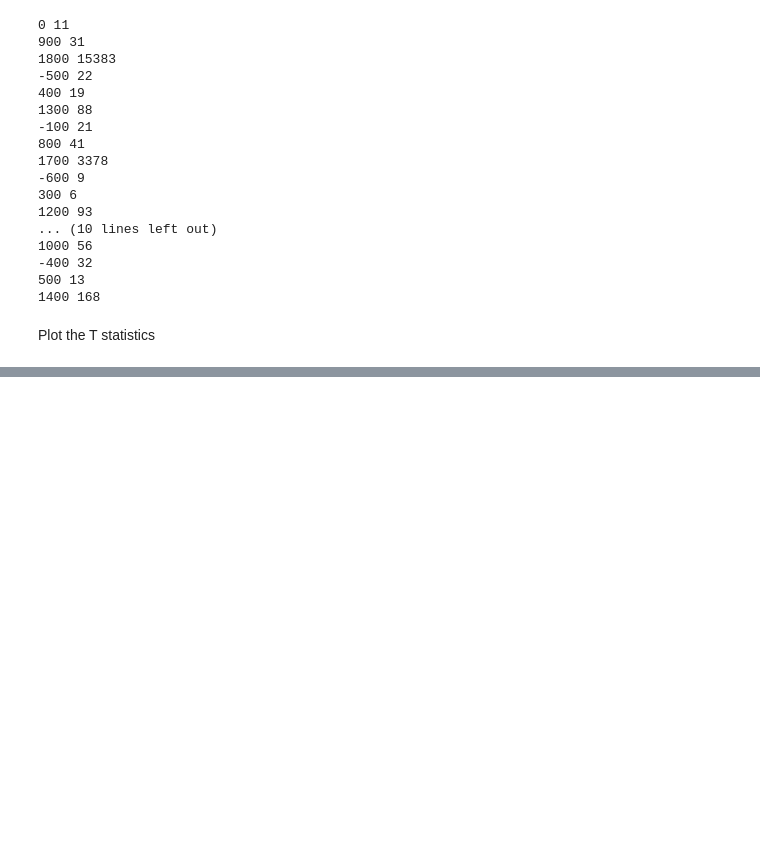
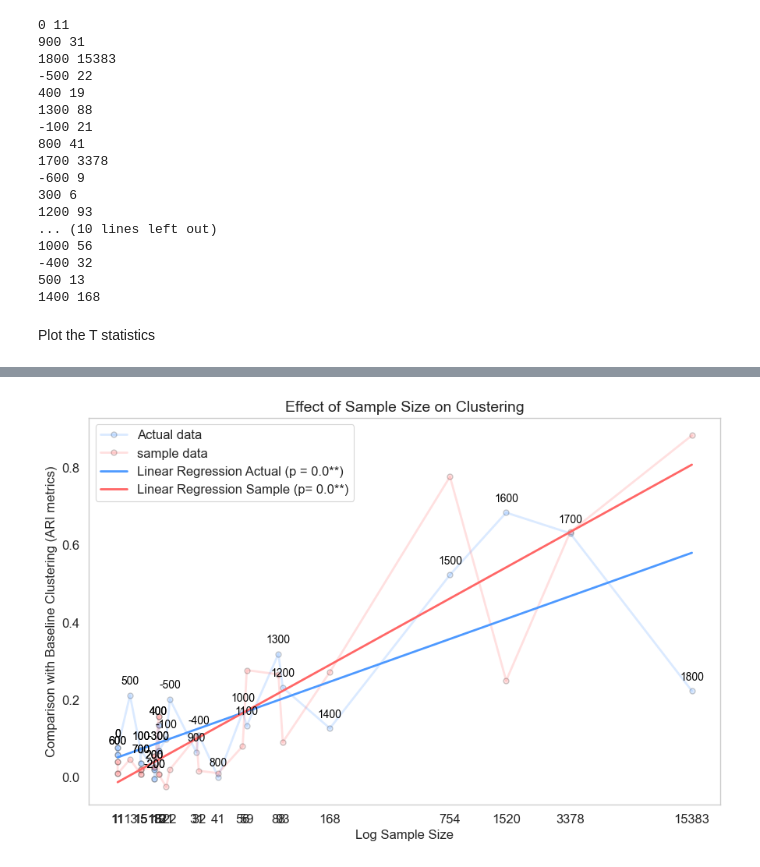
Before and after one commit to charlesdedampierre/science_history, a Jupyter notebook: notebooks/size_ari_2.ipynb, the cells around one changed output, grey strips where cells are left out. Cells and saved outputs as stored; diff of their text form; code cells hidden in the pictures; blank space fills up the shorter version.

```diff
--- a/notebooks/size_ari_2.ipynb
+++ b/notebooks/size_ari_2.ipynb
@@ -801,0 +714,89 @@ plt.show()
+# %%
+import matplotlib.pyplot as plt
+import seaborn as sns  # Import seaborn for improved style
+
+
+# Extracting data from the DataFrame
+log_size = df_plot_sample['log_size']
+ari = df_plot_sample['ari']
+ari_sample = df_plot_sample['ari_sample']
+times_sample = df_plot_sample['time_sample']
+times = df_plot_sample['time']
+
+# Sort the DataFrame by 'sample_length'
+df_plot_sample = df_plot_sample.sort_values(by='log_size')
+
+# Set the style using seaborn
+sns.set(style="whitegrid", context="paper", font_scale=1.2)
+
+# Create the figure and axis objects
+fig, ax = plt.subplots(figsize=(9, 6))
+
+# Define lighter colors
+light_blue = (0.3, 0.6, 1.0)  # Light blue
+light_red = (1.0, 0.4, 0.4)   # Light red
+
+# Creating the line plot for 'ari' with a light blue color
+ax.plot(df_plot_sample['log_size'], df_plot_sample['ari'], label='ari', color=light_blue, linestyle='-', linewidth=2, marker='o', markersize=5, markeredgecolor='black', markeredgewidth=1, markerfacecolor=light_blue, alpha = 0.2)
+
+# Creating the line plot for 'ari_sample' with a light red color
+ax.plot(df_plot_sample['log_size'], df_plot_sample['ari_sample'], label='ari_sample', color=light_red,linestyle='-', linewidth=2, marker='o', markersize=5, markeredgecolor='black', markeredgewidth=1, markerfacecolor=light_red, alpha = 0.2)
+
+# Adding labels and title
+ax.set_xlabel('Log Sample Size', fontsize=12)
+ax.set_ylabel('Comparison with Baseline Clustering (ARI metrics)', fontsize=12)
+ax.set_title('Effect of Sample Size on Clustering', fontsize=14)
+
+# Customize tick labels
+ax.tick_params(axis='both', labelsize=12)
+ax.grid(False)
+
+
+
+# Add a legend
+ax.legend(fontsize=12, loc='best', labels=['Actual data', 'Sample data'])
+
+# Add labels with region names on actual data points
+for x, y_ari, time in zip(df_plot_sample['log_size'], df_plot_sample['ari'], df_plot_sample['time']):
+    ax.annotate(time, (x, y_ari), textcoords="offset points", xytext=(0, 10), ha='center', fontsize=10, color='black')
+    #ax.annotate(region, (x, y_ari_sample), textcoords="offset points", xytext=(0, -20), ha='center', fontsize=10, color='red')
+
+
+# Add linear regression
+X = sm.add_constant(list(df_plot_sample['log_size']))  # Adding a constant term to the predictor
+model = sm.OLS(ari, X).fit()
+p_value = round(model.pvalues[1], 5)
+
+model_2 = sm.OLS(ari_sample, X).fit()
+p_value_2 = round(model_2.pvalues[1], 5)
+print(p_value)
+print(p_value_2)
+
+
+plt.plot(df_plot_sample['log_size'], model.predict(X), color=light_blue,
+         label='Linear Regression', linewidth='2')
+
+plt.plot(df_plot_sample['log_size'], model_2.predict(X), color=light_red,
+         label='Linear Regression', linewidth='2')
+
+
+
+ax.legend(fontsize=12, loc='best', labels=['Actual data',
+                                           'sample data',
+                                           f"Linear Regression Actual (p = {p_value}**)",
+                                           f"Linear Regression Sample (p= {p_value_2}**)"])
+
+
+
+    # Set new x-axis tick positions and labels
+new_xticks = list(df_plot_sample['sample_length'])  # Use 'size' column for x-axis ticks
+#print(new_xticks)
+plt.xticks(log_size, new_xticks)
+
+
+plt.tight_layout()
+#plt.savefig('line_plot.png', dpi=300)  # Save the plot as an image
+
+# Show the plot
+plt.show()
+# %% [output]
@@ -801,0 +805 @@ plt.show()
+[figure, added]
```
Also changed, not shown: parts of 11 cells of this notebook, 26 other files.
